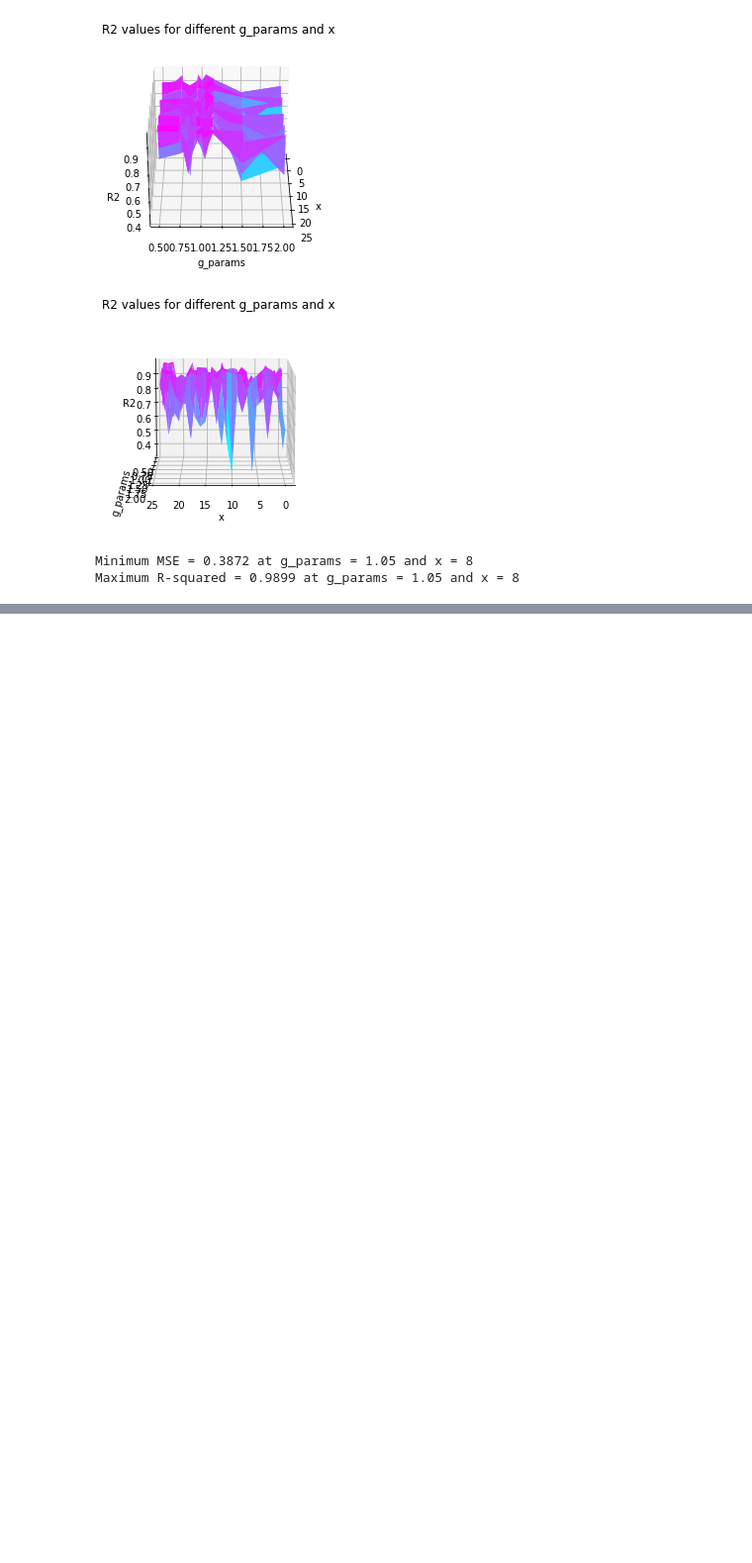
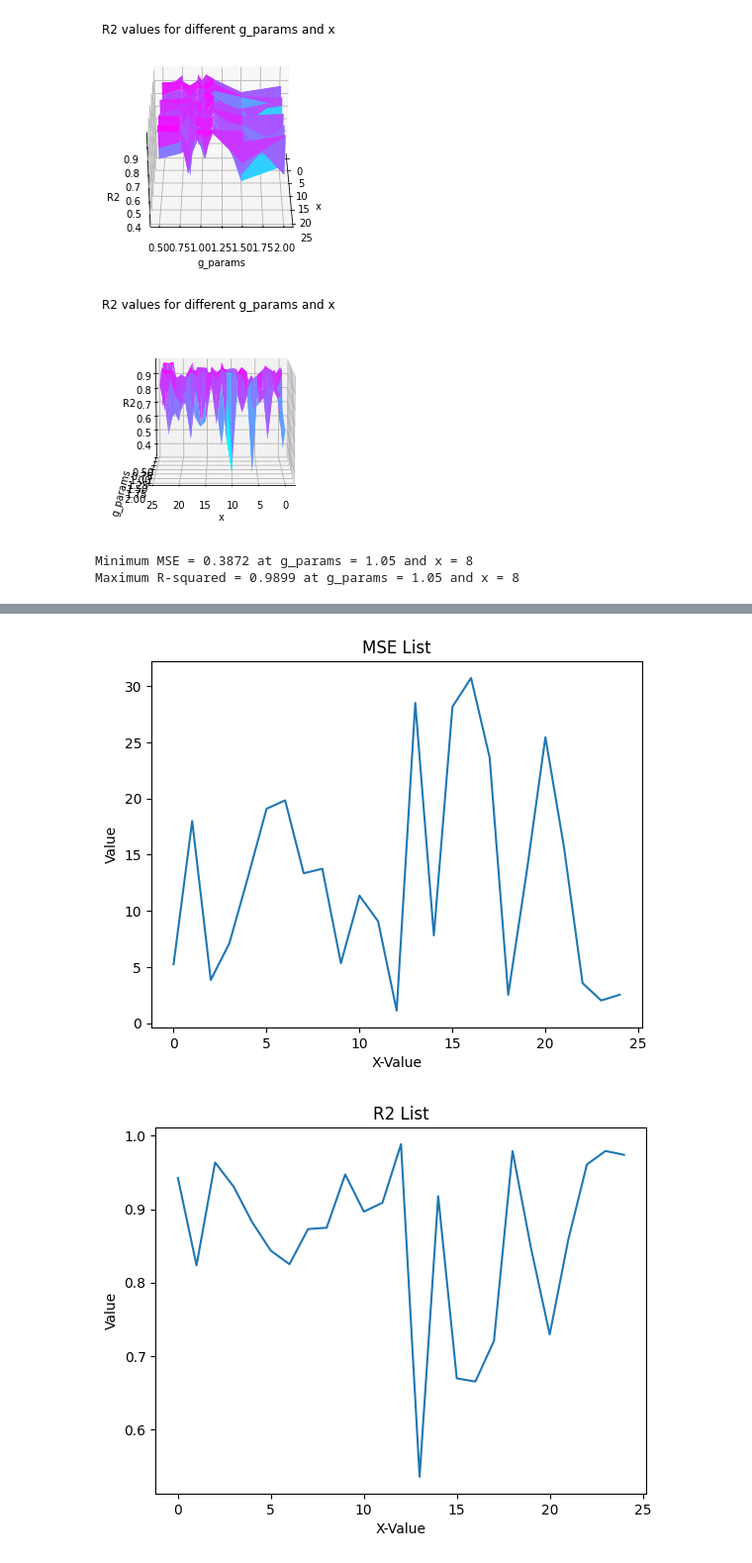
Before and after one commit to LawsonHutter/RNN_working_memory, a Jupyter notebook: RNN_working_memory_Project.ipynb, the cells around one changed output, grey strips where cells are left out. Shown at 99% size. Drawn from its saved outputs; the diff is of its cells as text; code cells hidden in the pictures; blank space fills up the shorter version.

```diff
--- a/RNN_working_memory_Project.ipynb
+++ b/RNN_working_memory_Project.ipynb
@@ -736,0 +1032,8 @@ Maximum R-squared = 0.9899 at g_params = 1.05 and x = 8
+# %%
+# Normalize input data
+for x in range(0, max_X):
+    scaler_train = StandardScaler()
+    scaler_test = StandardScaler()
+
+    X_train[x] = scaler_train.fit_transform(X_train[x])
+    X_test[x] = scaler_test.fit_transform(X_test[x])
@@ -736,0 +1099,19 @@ Maximum R-squared = 0.9899 at g_params = 1.05 and x = 8
+# %%
+mse_list = []
+r2_list = []
+
+# Test the models for each value of x
+for x in range(0, max_X):
+    # Load the saved model for this value of x
+    model_ = models[x]
+
+    # Predict the outputs for the test set
+    predictions = model_.predict(X_test[x].reshape(-1, 1, 1000))
+
+    # Calculate and print the mean squared error and R-squared for the predictions
+    mse = mean_squared_error(Y_test[x], predictions)
+    r2 = r2_score(Y_test[x], predictions)
+    print(f'Model {x}: MSE = {mse:.4f}, R-squared = {r2:.4f}')
+
+    mse_list.append(mse)
+    r2_list.append(r2)
@@ -736,0 +1136,17 @@ Maximum R-squared = 0.9899 at g_params = 1.05 and x = 8
+# %%
+# plot the values in mse_list
+plt.plot(mse_list)
+plt.title('MSE List')
+plt.xlabel('X-Value')
+plt.ylabel('Value')
+plt.show()
+
+# plot the values in r2_list
+plt.plot(r2_list)
+plt.title('R2 List')
+plt.xlabel('X-Value')
+plt.ylabel('Value')
+plt.show()
+# %% [output]
+[figure, added]
+[figure, added]
```
Also changed, not shown: parts of 32 cells of this notebook.
